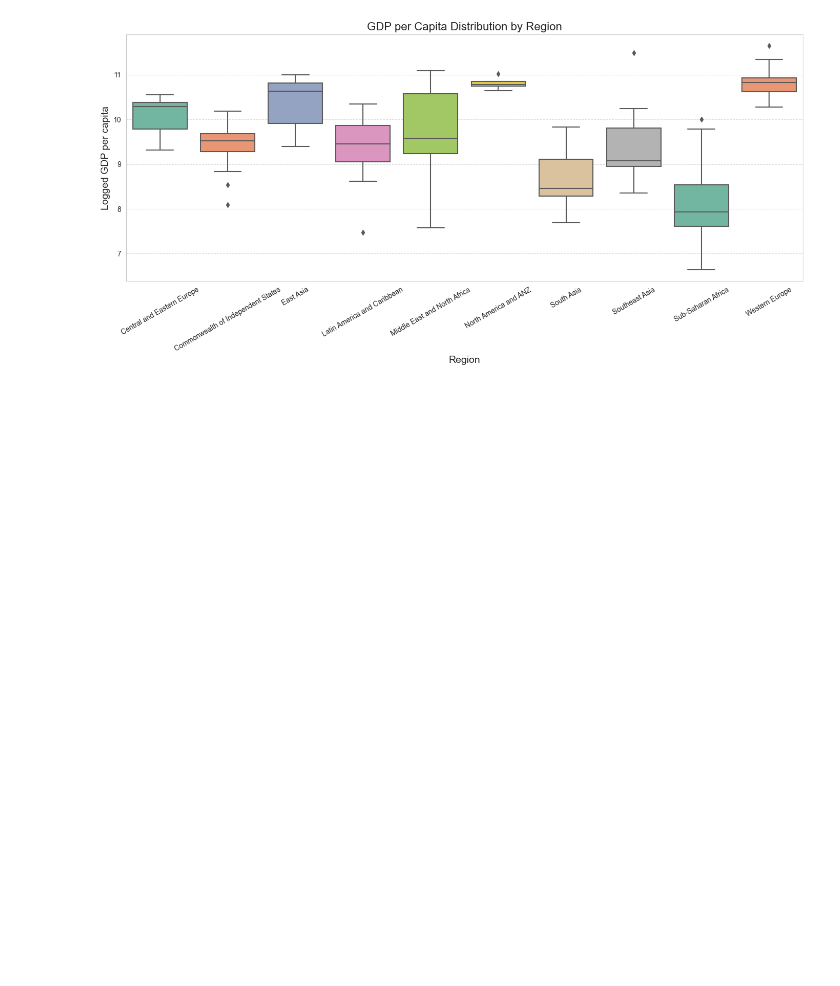
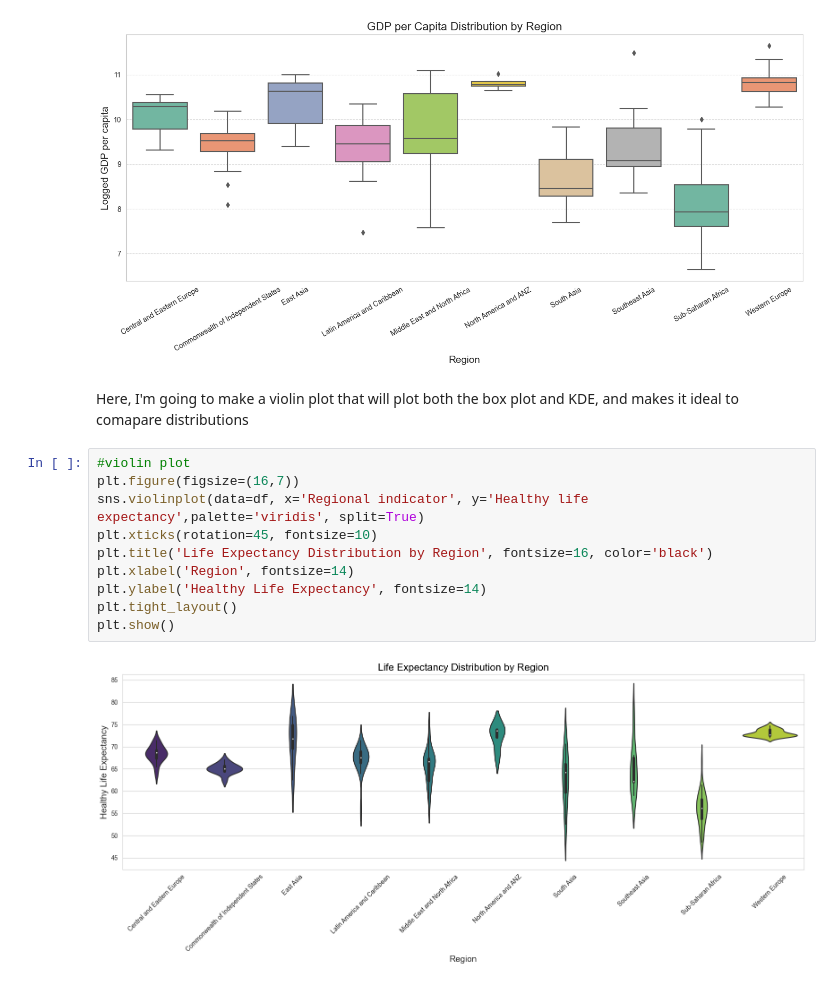
Before and after one commit to ArmandFS/CODECRAFT_DS_01, a Jupyter notebook: distribution_visualization.ipynb, the cells around one changed output. Saved outputs shown, nothing was run; the diff lists cells and outputs as text; blank space fills up the shorter version.

Commit message:
added 3 more plots to finish

```diff
--- a/distribution_visualization.ipynb
+++ b/distribution_visualization.ipynb
@@ -143,3 +143,17 @@ plt.tight_layout()
 plt.show()
 # %% [output]
 [figure]
+# %% [markdown]
+Here, I'm going to make a violin plot that will plot both the box plot and KDE, and makes it ideal to comapare distributions
+# %%
+#violin plot
+plt.figure(figsize=(16,7))
+sns.violinplot(data=df, x='Regional indicator', y='Healthy life expectancy',palette='viridis', split=True)
+plt.xticks(rotation=45, fontsize=10)
+plt.title('Life Expectancy Distribution by Region', fontsize=16, color='black')
+plt.xlabel('Region', fontsize=14)
+plt.ylabel('Healthy Life Expectancy', fontsize=14)
+plt.tight_layout()
+plt.show()
+# %% [output]
+[figure, added]
```
Also changed, not shown: parts of 2 cells of this notebook.
